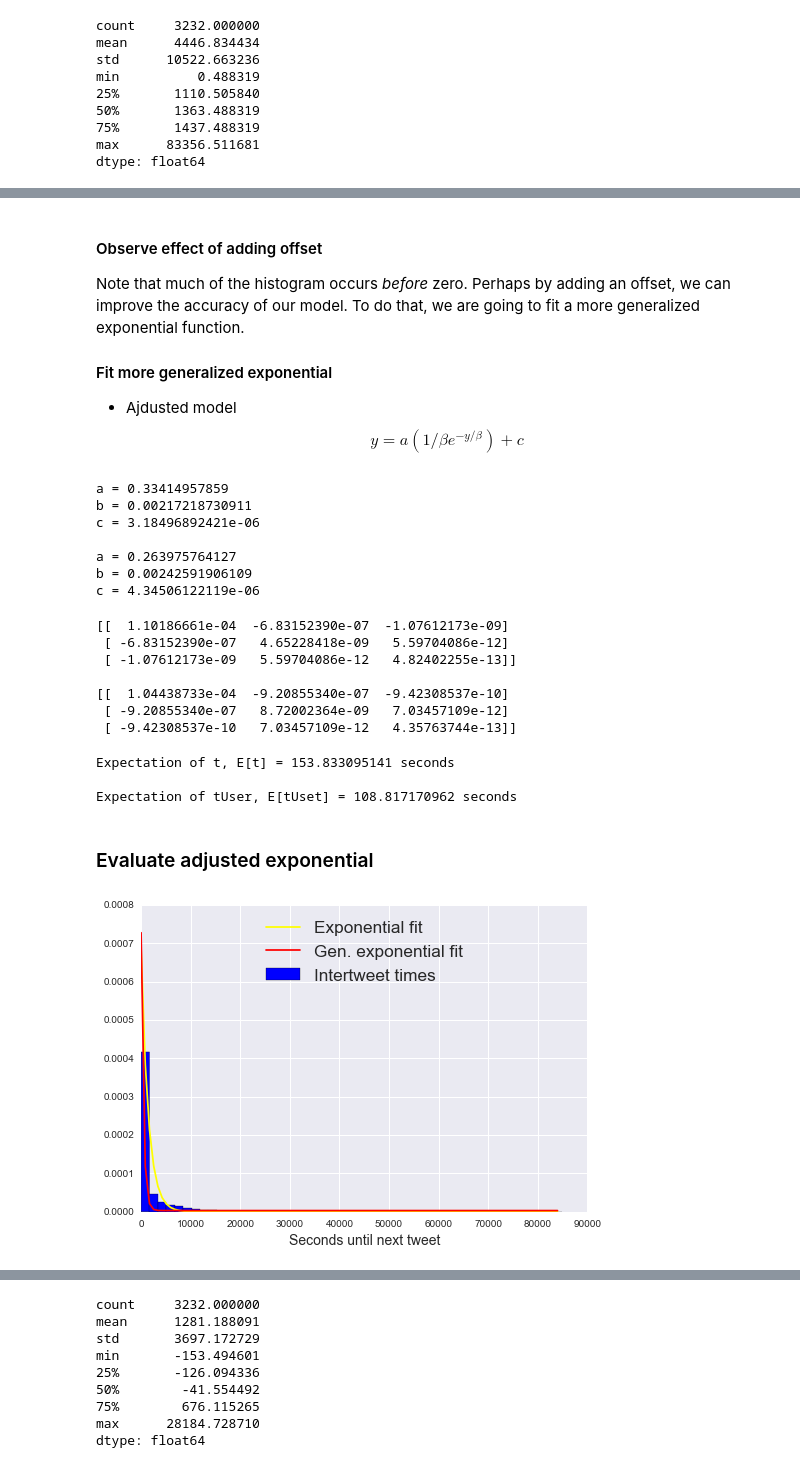
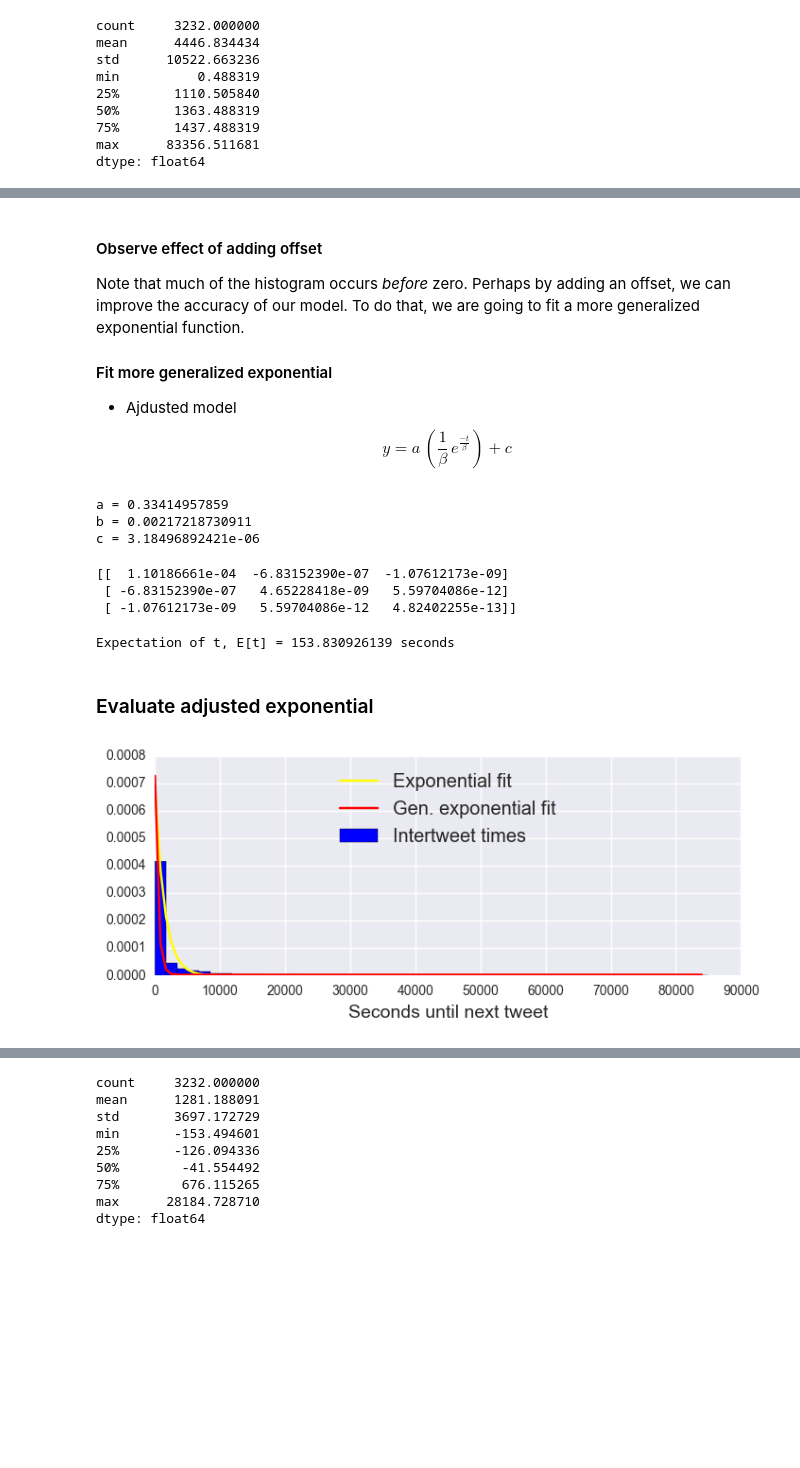
Before and after one commit to omoju/Fundamentals, a Jupyter notebook: Data/twitterDataAnalysis/twitterUserAnalysis.ipynb, the cells around one changed output, grey strips where cells are left out. Saved outputs shown, nothing was run; the diff lists cells and outputs as text; code cells hidden in the pictures; blank space fills up the shorter version.

```diff
--- a/Data/twitterDataAnalysis/twitterUserAnalysis.ipynb
+++ b/Data/twitterDataAnalysis/twitterUserAnalysis.ipynb
@@ -296,6 +278,6 @@ Note that much of the histogram occurs *before* zero. Perhaps by adding an offse
 
 #### Fit more generalized exponential
 - Ajdusted model
-$$ y = a(1/\beta e^{-y/\beta})+c $$
+$$ y = a \, (\frac{1}{\beta} \, e^{\textstyle\frac{-t}{\beta}}) + c $$
 # %%
 def fitFunc_gen(t, a, b, c):
@@ -308,49 +287,30 @@ fitParams_genUser, fitCov_genUser = curve_fit(fitFunc_gen, divisionUser[0:len(di
 # %%
 a,b,c = fitParams_gen
-print "a = {}\nb = {}\nc = {}\n".format(a, b, c)
-
-
-a,b,c = fitParams_genUser
-print "a = {}\nb = {}\nc = {}\n".format(a, b, c)
+print ("a = {}\nb = {}\nc = {}\n".format(a, b, c))
 # %% [output]
 a = 0.33414957859
 b = 0.00217218730911
 c = 3.18496892421e-06
-
-a = 0.263975764127
-b = 0.00242591906109
-c = 4.34506122119e-06
 # %%
-print fitCov_gen, "\n"
-print fitCov_genUser
+print (fitCov_gen)
 # %% [output]
 [[  1.10186661e-04  -6.83152390e-07  -1.07612173e-09]
  [ -6.83152390e-07   4.65228418e-09   5.59704086e-12]
  [ -1.07612173e-09   5.59704086e-12   4.82402255e-13]]
-
-[[  1.04438733e-04  -9.20855340e-07  -9.42308537e-10]
- [ -9.20855340e-07   8.72002364e-09   7.03457109e-12]
- [ -9.42308537e-10   7.03457109e-12   4.35763744e-13]]
 # %%
-print "Expectation of t, E[t] = {} seconds\n".format((1/fitParams_gen[1])*fitParams_gen[0]+fitParams_gen[1])
-print "Expectation of tUser, E[tUset] = {} seconds".format(
-    (1/fitParams_genUser[1])*fitParams_genUser[0]+fitParams_genUser[1])
+print ("Expectation of t, E[t] = {} seconds\n".format((1 / (fitParams_gen[1])) * fitParams_gen[0] + fitParams_gen[2]))
 # %% [output]
-Expectation of t, E[t] = 153.833095141 seconds
-
-Expectation of tUser, E[tUset] = 108.817170962 seconds
+Expectation of t, E[t] = 153.830926139 seconds
 # %% [markdown]
 ### Evaluate adjusted exponential
 # %%
 t = division[0:len(division)-1]
 
-_= timeToNextSeries.hist(bins=50, normed=True, color="blue", label="Intertweet times")
-_= pyplt.plot(t, fitFunc(t, fitParams[0]), color="yellow", label="Exponential fit")
-_= pyplt.plot(t, fitFunc_gen(t, fitParams_gen[0], fitParams_gen[1], fitParams_gen[2]),
-                   color="red", label="Gen. exponential fit")
-_= pyplt.legend(loc='upper center', shadow=True, fontsize='x-large')
-_= pyplt.xlabel('Seconds until next tweet', fontsize=14)
-_= pyplt.ylabel('', fontsize=14)
-pyplt.show()
+timeToNextSeries.hist(bins=50, normed=True, color="blue", label="Intertweet times")
+pyplt.plot(t, fitFunc(t, fitParams[0]), color="yellow", label="Exponential fit")
+pyplt.plot(t, fitFunc_gen(t, fitParams_gen[0], fitParams_gen[1], fitParams_gen[2]), color="red", label="Gen. exponential fit")
+pyplt.legend(loc='upper center', shadow=True, fontsize='x-large')
+pyplt.xlabel('Seconds until next tweet', fontsize=14)
+pyplt.ylabel('', fontsize=14);
 # %% [output]
-[figure, old version]
+[figure, new version]
```
Also changed, not shown: parts of 16 cells of this notebook.
